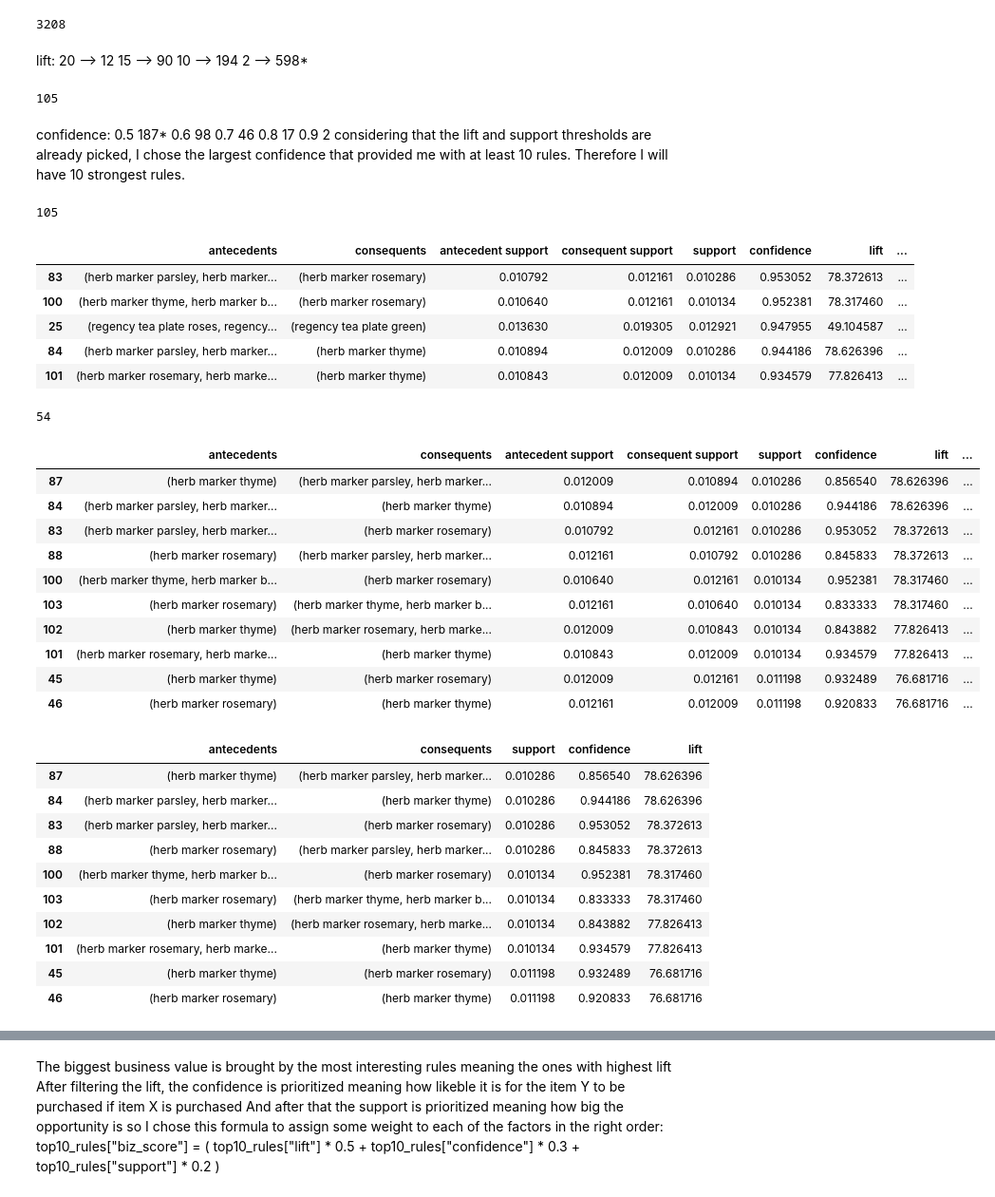
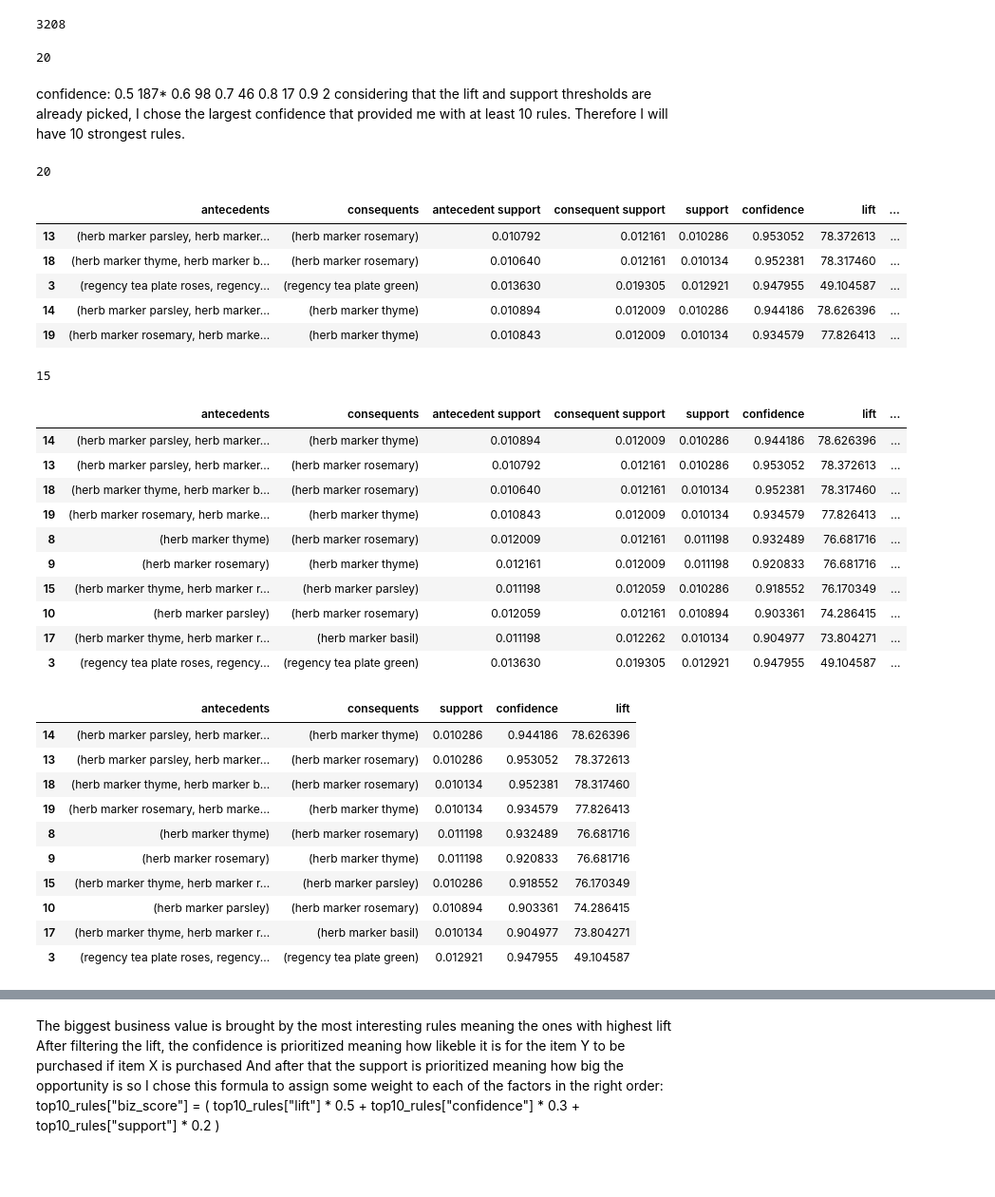
Before and after one commit to rose-giant/Data-Mining-Course-Projects, a Jupyter notebook: HW2/main.ipynb, the cells around one changed output, grey strips where cells are left out. Shown at 95% size. Drawn from its saved outputs; the diff is of its cells as text; code cells hidden in the pictures; blank space fills up the shorter version.

```diff
--- a/HW2/main.ipynb
+++ b/HW2/main.ipynb
@@ -650,19 +650,13 @@ rules["lift"]
 len(rules)
 # %% [output]
 3208
-# %% [markdown]
-lift:
-20 --> 12
-15 --> 90
-10 --> 194
-2 --> 598*
 # %%
-rules = association_rules(frequent_items, metric="confidence", min_threshold=0.8)
+rules = association_rules(frequent_items, metric="confidence", min_threshold=0.9)
 rules = rules.sort_values("confidence", ascending=False)
 rules["confidence"]
 len(rules)
 # %% [output]
-105
+20
 # %% [markdown]
 confidence:
 0.5 187*
@@ -680,39 +674,39 @@ rules['Imbalance_Ratio'] = rules['Imbalance_Ratio'].round(4)
 print(len(rules))
 rules.head()
 # %% [output]
-105
+20
 |  | antecedents | consequents | antecedent support | consequent support | support | confidence | lift | ... |
-| 83 | (herb marker parsley, herb marker... | (herb marker rosemary) | 0.010792 | 0.012161 | 0.010286 | 0.953052 | 78.372613 | ... |
-| 100 | (herb marker thyme, herb marker b... | (herb marker rosemary) | 0.010640 | 0.012161 | 0.010134 | 0.952381 | 78.317460 | ... |
-| 25 | (regency tea plate roses, regency... | (regency tea plate green) | 0.013630 | 0.019305 | 0.012921 | 0.947955 | 49.104587 | ... |
-| 84 | (herb marker parsley, herb marker... | (herb marker thyme) | 0.010894 | 0.012009 | 0.010286 | 0.944186 | 78.626396 | ... |
-| 101 | (herb marker rosemary, herb marke... | (herb marker thyme) | 0.010843 | 0.012009 | 0.010134 | 0.934579 | 77.826413 | ... |
+| 13 | (herb marker parsley, herb marker... | (herb marker rosemary) | 0.010792 | 0.012161 | 0.010286 | 0.953052 | 78.372613 | ... |
+| 18 | (herb marker thyme, herb marker b... | (herb marker rosemary) | 0.010640 | 0.012161 | 0.010134 | 0.952381 | 78.317460 | ... |
+| 3 | (regency tea plate roses, regency... | (regency tea plate green) | 0.013630 | 0.019305 | 0.012921 | 0.947955 | 49.104587 | ... |
+| 14 | (herb marker parsley, herb marker... | (herb marker thyme) | 0.010894 | 0.012009 | 0.010286 | 0.944186 | 78.626396 | ... |
+| 19 | (herb marker rosemary, herb marke... | (herb marker thyme) | 0.010843 | 0.012009 | 0.010134 | 0.934579 | 77.826413 | ... |
 # %%
 filtered_rules = rules[
     (rules["lift"] > 1) &
     (rules["support"] > 0.01) &
-    (rules["confidence"] >= 0.5) &
+    (rules["confidence"] >= 0.9) &
     (rules["Imbalance_Ratio"] <= 0.5) &
     (rules["kulczynski"] >= 0.5)
 ]
 
 filtered_rules = filtered_rules.sort_values("lift", ascending=False)
 print(len(filtered_rules))
 top10_rules = filtered_rules.head(10)
 top10_rules
 # %% [output]
-54
+15
 |  | antecedents | consequents | antecedent support | consequent support | support | confidence | lift | ... |
-| 87 | (herb marker thyme) | (herb marker parsley, herb marker... | 0.012009 | 0.010894 | 0.010286 | 0.856540 | 78.626396 | ... |
-| 84 | (herb marker parsley, herb marker... | (herb marker thyme) | 0.010894 | 0.012009 | 0.010286 | 0.944186 | 78.626396 | ... |
-| 83 | (herb marker parsley, herb marker... | (herb marker rosemary) | 0.010792 | 0.012161 | 0.010286 | 0.953052 | 78.372613 | ... |
-| 88 | (herb marker rosemary) | (herb marker parsley, herb marker... | 0.012161 | 0.010792 | 0.010286 | 0.845833 | 78.372613 | ... |
-| 100 | (herb marker thyme, herb marker b... | (herb marker rosemary) | 0.010640 | 0.012161 | 0.010134 | 0.952381 | 78.317460 | ... |
-| 103 | (herb marker rosemary) | (herb marker thyme, herb marker b... | 0.012161 | 0.010640 | 0.010134 | 0.833333 | 78.317460 | ... |
-| 102 | (herb marker thyme) | (herb marker rosemary, herb marke... | 0.012009 | 0.010843 | 0.010134 | 0.843882 | 77.826413 | ... |
-| 101 | (herb marker rosemary, herb marke... | (herb marker thyme) | 0.010843 | 0.012009 | 0.010134 | 0.934579 | 77.826413 | ... |
-| 45 | (herb marker thyme) | (herb marker rosemary) | 0.012009 | 0.012161 | 0.011198 | 0.932489 | 76.681716 | ... |
-| 46 | (herb marker rosemary) | (herb marker thyme) | 0.012161 | 0.012009 | 0.011198 | 0.920833 | 76.681716 | ... |
+| 14 | (herb marker parsley, herb marker... | (herb marker thyme) | 0.010894 | 0.012009 | 0.010286 | 0.944186 | 78.626396 | ... |
+| 13 | (herb marker parsley, herb marker... | (herb marker rosemary) | 0.010792 | 0.012161 | 0.010286 | 0.953052 | 78.372613 | ... |
+| 18 | (herb marker thyme, herb marker b... | (herb marker rosemary) | 0.010640 | 0.012161 | 0.010134 | 0.952381 | 78.317460 | ... |
+| 19 | (herb marker rosemary, herb marke... | (herb marker thyme) | 0.010843 | 0.012009 | 0.010134 | 0.934579 | 77.826413 | ... |
+| 8 | (herb marker thyme) | (herb marker rosemary) | 0.012009 | 0.012161 | 0.011198 | 0.932489 | 76.681716 | ... |
+| 9 | (herb marker rosemary) | (herb marker thyme) | 0.012161 | 0.012009 | 0.011198 | 0.920833 | 76.681716 | ... |
+| 15 | (herb marker thyme, herb marker r... | (herb marker parsley) | 0.011198 | 0.012059 | 0.010286 | 0.918552 | 76.170349 | ... |
+| 10 | (herb marker parsley) | (herb marker rosemary) | 0.012059 | 0.012161 | 0.010894 | 0.903361 | 74.286415 | ... |
+| 17 | (herb marker thyme, herb marker r... | (herb marker basil) | 0.011198 | 0.012262 | 0.010134 | 0.904977 | 73.804271 | ... |
+| 3 | (regency tea plate roses, regency... | (regency tea plate green) | 0.013630 | 0.019305 | 0.012921 | 0.947955 | 49.104587 | ... |
 # %%
 top10_rules[[
     "antecedents",
@@ -723,16 +717,16 @@ top10_rules[[
 ]]
 # %% [output]
 |  | antecedents | consequents | support | confidence | lift |
-| 87 | (herb marker thyme) | (herb marker parsley, herb marker... | 0.010286 | 0.856540 | 78.626396 |
-| 84 | (herb marker parsley, herb marker... | (herb marker thyme) | 0.010286 | 0.944186 | 78.626396 |
-| 83 | (herb marker parsley, herb marker... | (herb marker rosemary) | 0.010286 | 0.953052 | 78.372613 |
-| 88 | (herb marker rosemary) | (herb marker parsley, herb marker... | 0.010286 | 0.845833 | 78.372613 |
-| 100 | (herb marker thyme, herb marker b... | (herb marker rosemary) | 0.010134 | 0.952381 | 78.317460 |
-| 103 | (herb marker rosemary) | (herb marker thyme, herb marker b... | 0.010134 | 0.833333 | 78.317460 |
-| 102 | (herb marker thyme) | (herb marker rosemary, herb marke... | 0.010134 | 0.843882 | 77.826413 |
-| 101 | (herb marker rosemary, herb marke... | (herb marker thyme) | 0.010134 | 0.934579 | 77.826413 |
-| 45 | (herb marker thyme) | (herb marker rosemary) | 0.011198 | 0.932489 | 76.681716 |
-| 46 | (herb marker rosemary) | (herb marker thyme) | 0.011198 | 0.920833 | 76.681716 |
+| 14 | (herb marker parsley, herb marker... | (herb marker thyme) | 0.010286 | 0.944186 | 78.626396 |
+| 13 | (herb marker parsley, herb marker... | (herb marker rosemary) | 0.010286 | 0.953052 | 78.372613 |
+| 18 | (herb marker thyme, herb marker b... | (herb marker rosemary) | 0.010134 | 0.952381 | 78.317460 |
+| 19 | (herb marker rosemary, herb marke... | (herb marker thyme) | 0.010134 | 0.934579 | 77.826413 |
+| 8 | (herb marker thyme) | (herb marker rosemary) | 0.011198 | 0.932489 | 76.681716 |
+| 9 | (herb marker rosemary) | (herb marker thyme) | 0.011198 | 0.920833 | 76.681716 |
+| 15 | (herb marker thyme, herb marker r... | (herb marker parsley) | 0.010286 | 0.918552 | 76.170349 |
+| 10 | (herb marker parsley) | (herb marker rosemary) | 0.010894 | 0.903361 | 74.286415 |
+| 17 | (herb marker thyme, herb marker r... | (herb marker basil) | 0.010134 | 0.904977 | 73.804271 |
+| 3 | (regency tea plate roses, regency... | (regency tea plate green) | 0.012921 | 0.947955 | 49.104587 |
 # %%
 plt.figure(figsize=(10,6))
 
```
Also changed, not shown: parts of 2 cells of this notebook.
